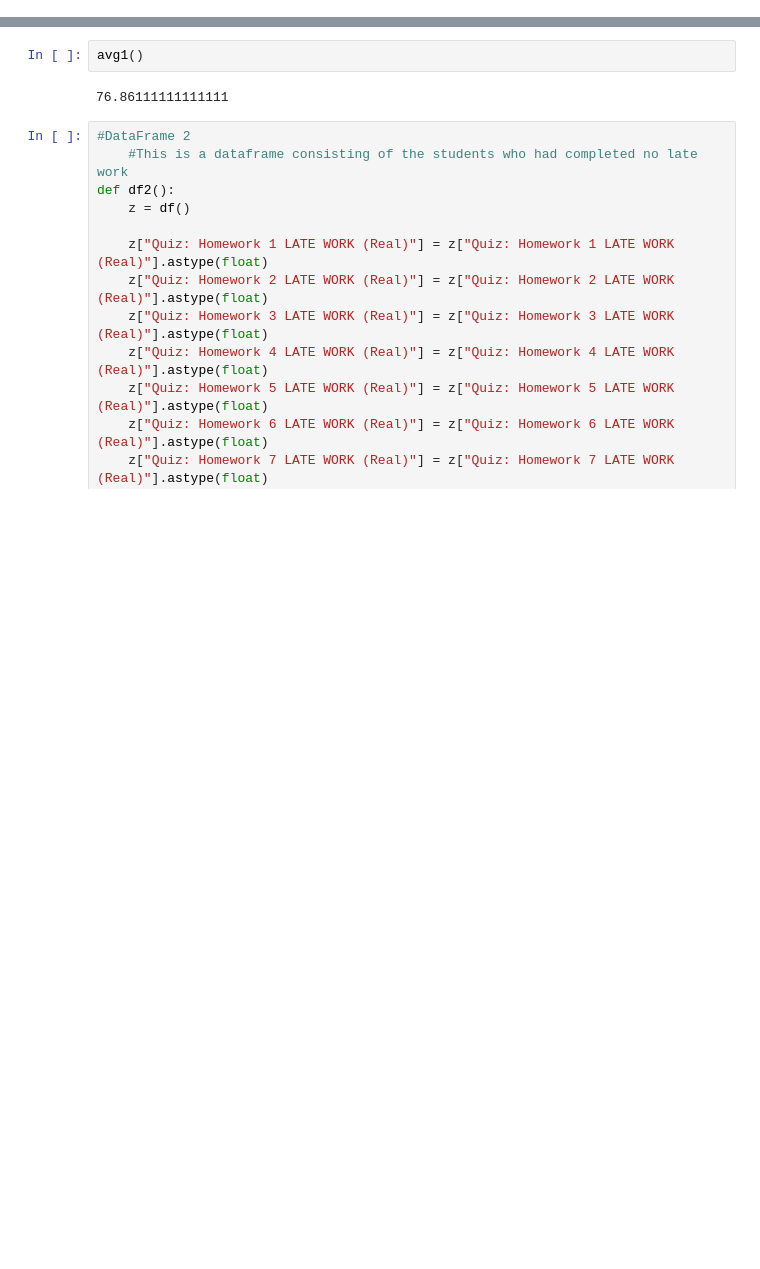
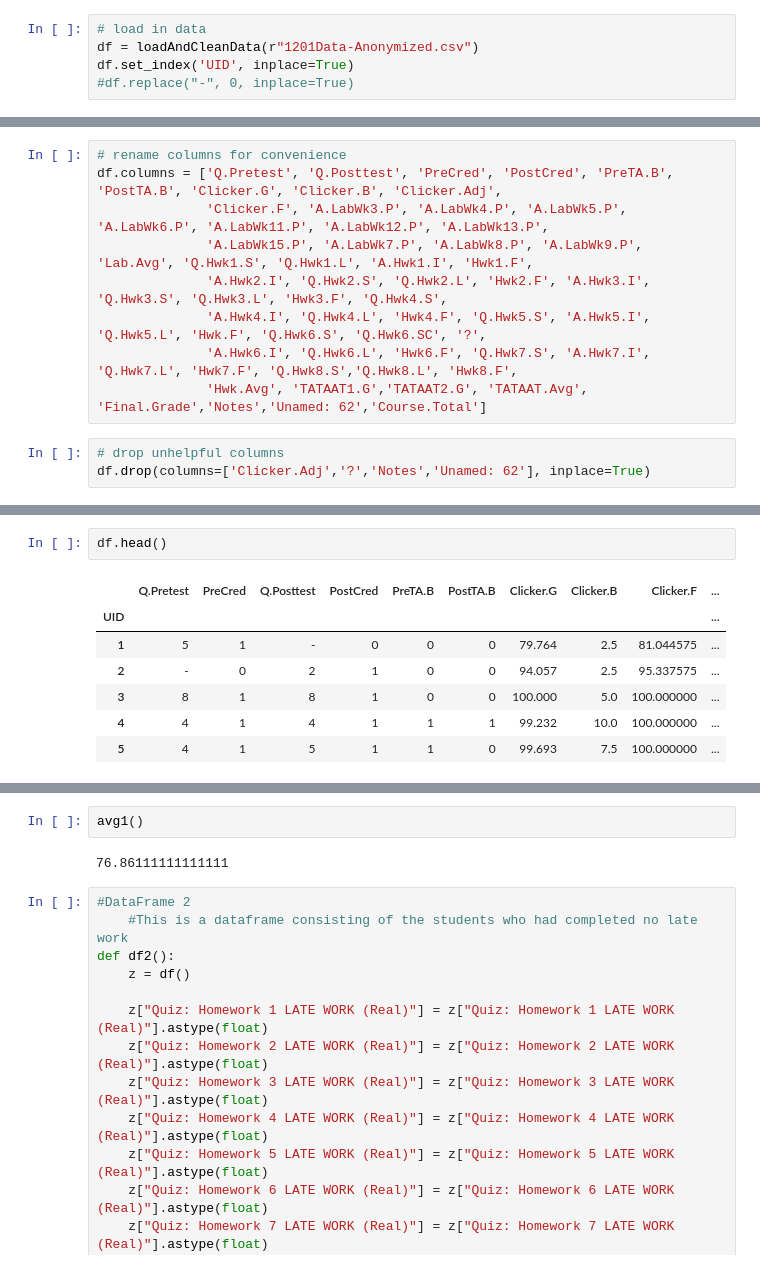
Before and after one commit to coSaari/ExplorationFinalProject, a Jupyter notebook: FinalProject.ipynb, the cells around one changed output, grey strips where cells are left out. Drawn from its saved outputs; the diff is of its cells as text; blank space fills up the shorter version.

```diff
--- a/FinalProject.ipynb
+++ b/FinalProject.ipynb
@@ -62,0 +15,5 @@ df1()
+# %%
+# load in data
+df = loadAndCleanData(r"1201Data-Anonymized.csv")
+df.set_index('UID', inplace=True)
+#df.replace("-", 0, inplace=True)
@@ -62,0 +25,12 @@ df1()
+# %%
+# rename columns for convenience
+df.columns = ['Q.Pretest', 'Q.Posttest', 'PreCred', 'PostCred', 'PreTA.B', 'PostTA.B', 'Clicker.G', 'Clicker.B', 'Clicker.Adj',
+              'Clicker.F', 'A.LabWk3.P', 'A.LabWk4.P', 'A.LabWk5.P', 'A.LabWk6.P', 'A.LabWk11.P', 'A.LabWk12.P', 'A.LabWk13.P',
+              'A.LabWk15.P', 'A.LabWk7.P', 'A.LabWk8.P', 'A.LabWk9.P', 'Lab.Avg', 'Q.Hwk1.S', 'Q.Hwk1.L', 'A.Hwk1.I', 'Hwk1.F',
+              'A.Hwk2.I', 'Q.Hwk2.S', 'Q.Hwk2.L', 'Hwk2.F', 'A.Hwk3.I', 'Q.Hwk3.S', 'Q.Hwk3.L', 'Hwk3.F', 'Q.Hwk4.S',
+              'A.Hwk4.I', 'Q.Hwk4.L', 'Hwk4.F', 'Q.Hwk5.S', 'A.Hwk5.I', 'Q.Hwk5.L', 'Hwk.F', 'Q.Hwk6.S', 'Q.Hwk6.SC', '?',
+              'A.Hwk6.I', 'Q.Hwk6.L', 'Hwk6.F', 'Q.Hwk7.S', 'A.Hwk7.I', 'Q.Hwk7.L', 'Hwk7.F', 'Q.Hwk8.S','Q.Hwk8.L', 'Hwk8.F',
+              'Hwk.Avg', 'TATAAT1.G','TATAAT2.G', 'TATAAT.Avg', 'Final.Grade','Notes','Unamed: 62','Course.Total']
+# %%
+# drop unhelpful columns
+df.drop(columns=['Clicker.Adj','?','Notes','Unamed: 62'], inplace=True)
@@ -62,0 +48,10 @@ df1()
+# %%
+df.head()
+# %% [output]
+|  | Q.Pretest | PreCred | Q.Posttest | PostCred | PreTA.B | PostTA.B | Clicker.G | Clicker.B | Clicker.F | ... |
+| UID |  |  |  |  |  |  |  |  |  | ... |
+| 1 | 5 | 1 | - | 0 | 0 | 0 | 79.764 | 2.5 | 81.044575 | ... |
+| 2 | - | 0 | 2 | 1 | 0 | 0 | 94.057 | 2.5 | 95.337575 | ... |
+| 3 | 8 | 1 | 8 | 1 | 0 | 0 | 100.000 | 5.0 | 100.000000 | ... |
+| 4 | 4 | 1 | 4 | 1 | 1 | 1 | 99.232 | 10.0 | 100.000000 | ... |
+| 5 | 4 | 1 | 5 | 1 | 1 | 0 | 99.693 | 7.5 | 100.000000 | ... |
```
Also changed, not shown: parts of 21 cells of this notebook, 1 other file.
